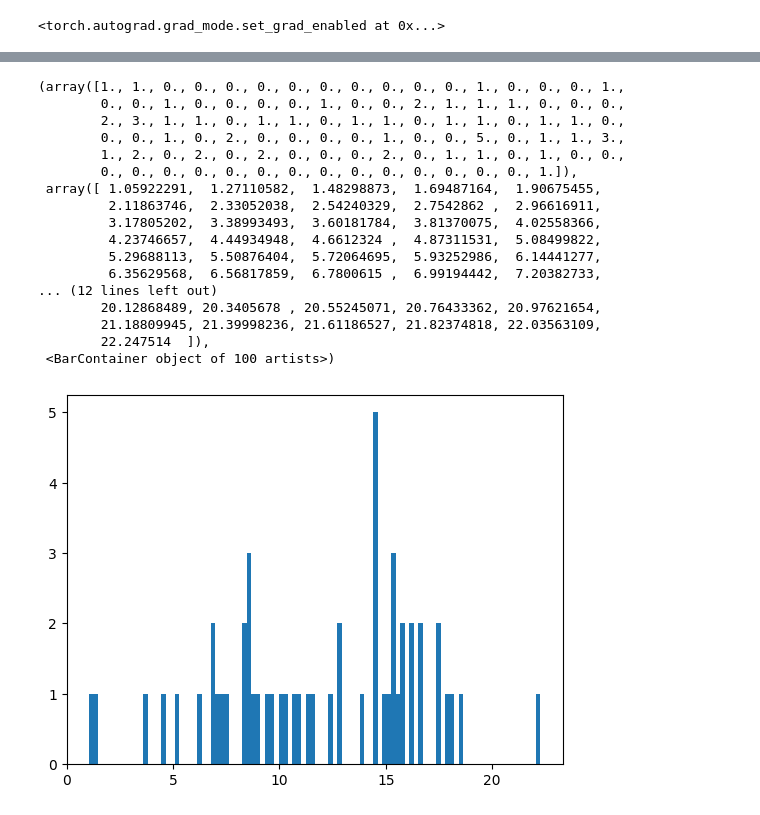
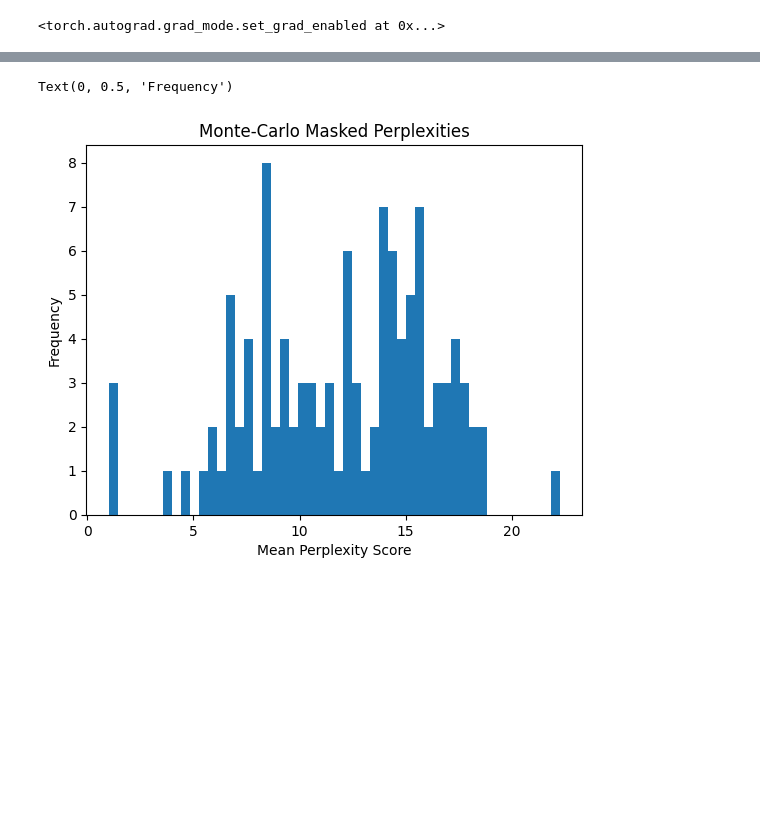
Before and after one commit to arjun-banerjee/PLMNeuron, a Jupyter notebook: benchmarks/perplexity_debug.ipynb, the cells around one changed output, grey strips where cells are left out. Saved outputs shown, nothing was run; the diff lists cells and outputs as text; code cells hidden in the pictures; blank space fills up the shorter version.

```diff
--- a/benchmarks/perplexity_debug.ipynb
+++ b/benchmarks/perplexity_debug.ipynb
@@ -148,24 +149,11 @@ skipping
 # %%
-plt.hist(perplexities, bins=100)
+plt.hist(perplexities, bins=50)
+plt.title("Monte-Carlo Masked Perplexities")
+plt.xlabel("Mean Perplexity Score")
+plt.ylabel("Frequency")
 # %% [output]
-(array([1., 1., 0., 0., 0., 0., 0., 0., 0., 0., 0., 0., 1., 0., 0., 0., 1.,
-        0., 0., 1., 0., 0., 0., 0., 1., 0., 0., 2., 1., 1., 1., 0., 0., 0.,
-        2., 3., 1., 1., 0., 1., 1., 0., 1., 1., 0., 1., 1., 0., 1., 1., 0.,
-        0., 0., 1., 0., 2., 0., 0., 0., 0., 1., 0., 0., 5., 0., 1., 1., 3.,
-        1., 2., 0., 2., 0., 2., 0., 0., 0., 2., 0., 1., 1., 0., 1., 0., 0.,
-        0., 0., 0., 0., 0., 0., 0., 0., 0., 0., 0., 0., 0., 0., 1.]),
- array([ 1.05922291,  1.27110582,  1.48298873,  1.69487164,  1.90675455,
-         2.11863746,  2.33052038,  2.54240329,  2.7542862 ,  2.96616911,
-         3.17805202,  3.38993493,  3.60181784,  3.81370075,  4.02558366,
-         4.23746657,  4.44934948,  4.6612324 ,  4.87311531,  5.08499822,
-         5.29688113,  5.50876404,  5.72064695,  5.93252986,  6.14441277,
-         6.35629568,  6.56817859,  6.7800615 ,  6.99194442,  7.20382733,
-... (12 lines left out)
-        20.12868489, 20.3405678 , 20.55245071, 20.76433362, 20.97621654,
-        21.18809945, 21.39998236, 21.61186527, 21.82374818, 22.03563109,
-        22.247514  ]),
- <BarContainer object of 100 artists>)
+Text(0, 0.5, 'Frequency')
-[figure, old version]
+[figure, new version]
 # %%
 df = pd.DataFrame(
     {
```
Also changed, not shown: parts of 4 cells of this notebook, 5 other files.
